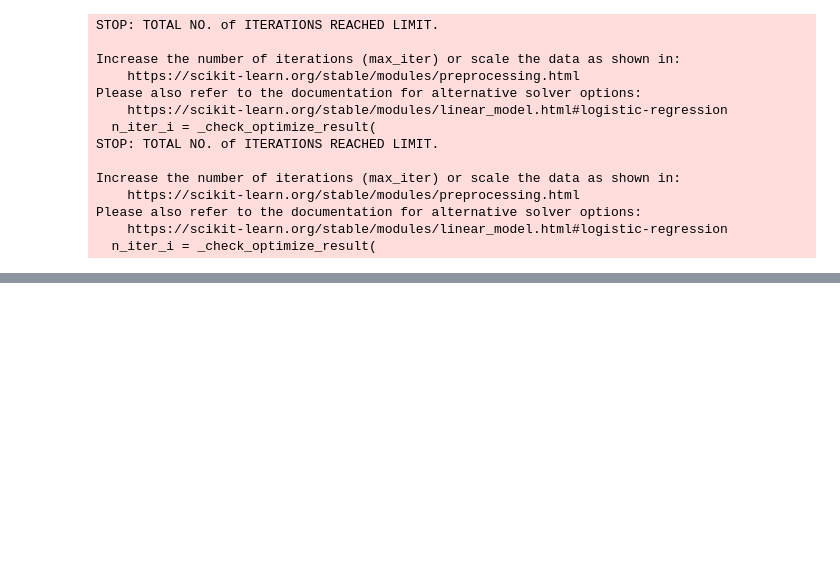
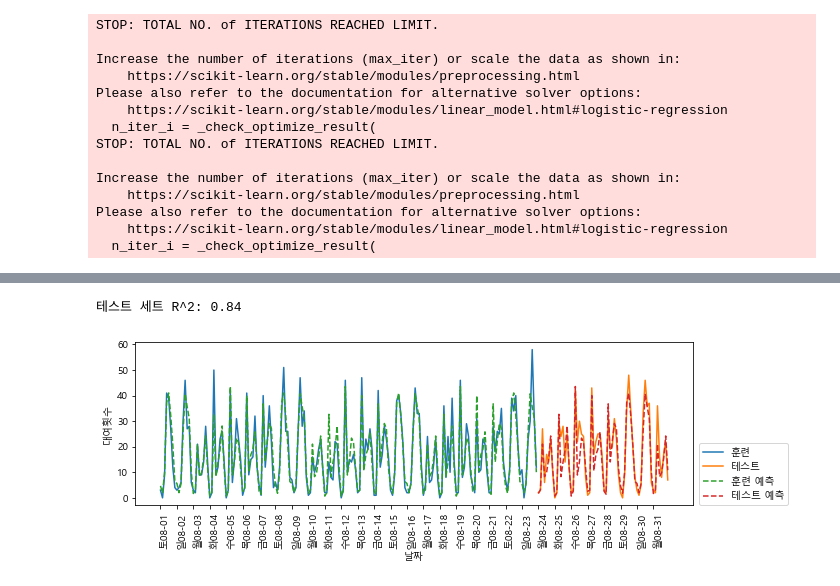
Before and after one commit to Henney3765/Code_container, a Jupyter notebook: ML_python_study/3.6_FeatureEngineering.ipynb, the cells around one changed output, grey strips where cells are left out. Cells and saved outputs as stored; diff of their text form; code cells hidden in the pictures; blank space fills up the shorter version.

```diff
--- a/ML_python_study/3.6_FeatureEngineering.ipynb
+++ b/ML_python_study/3.6_FeatureEngineering.ipynb
@@ -575,0 +650,8 @@ Please also refer to the documentation for alternative solver options:
+# %%
+# 성능은 향상했지만 주간 패턴 예측에 실패, 요일 정보 추가
+X_hour_week = np.hstack([citibike.index.dayofweek.values.reshape(-1, 1),
+                        citibike.index.hour.values.reshape(-1, 1)])
+eval_on_features(X_hour_week, y, regressor)
+# %% [output]
+테스트 세트 R^2: 0.84
+[figure, added]
```
Also changed, not shown: parts of 14 cells of this notebook.
